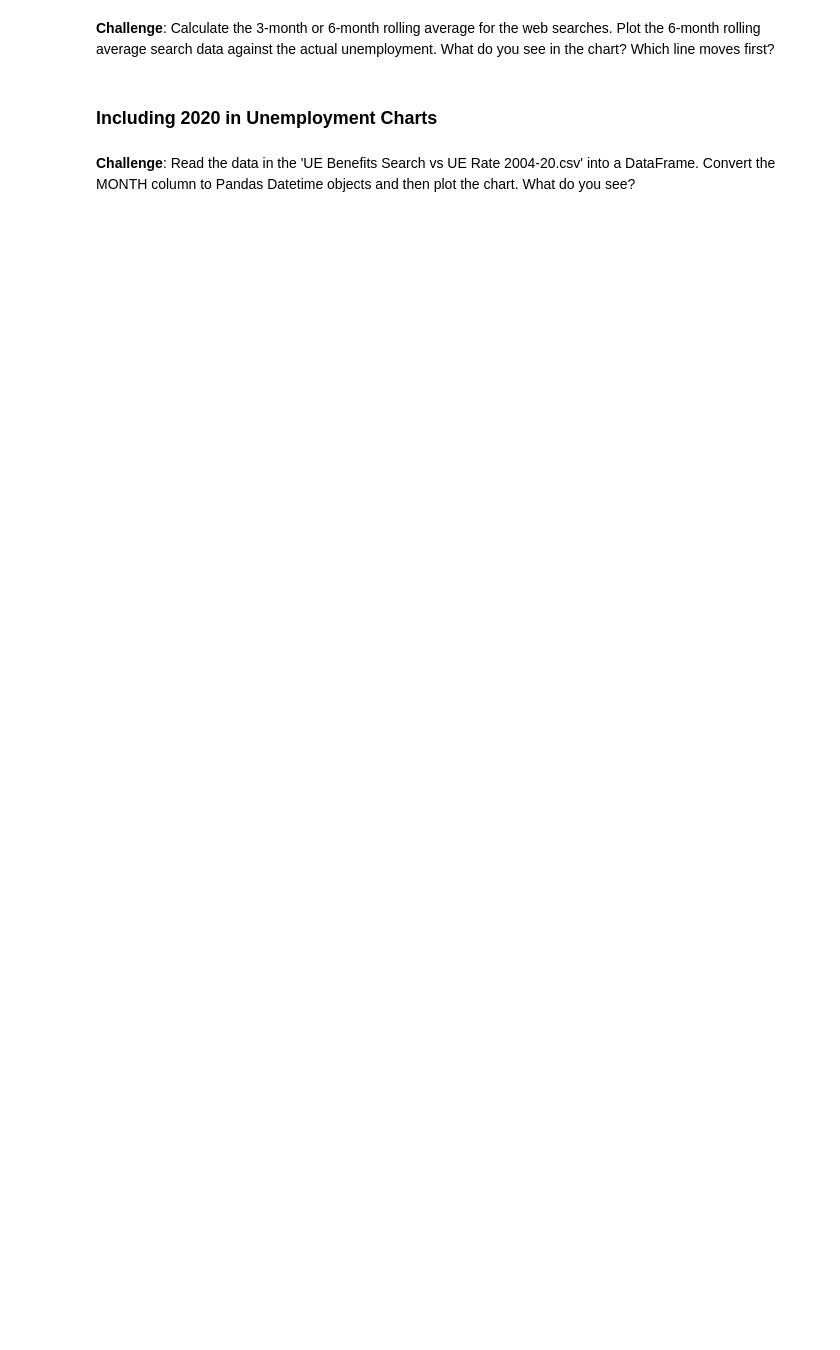
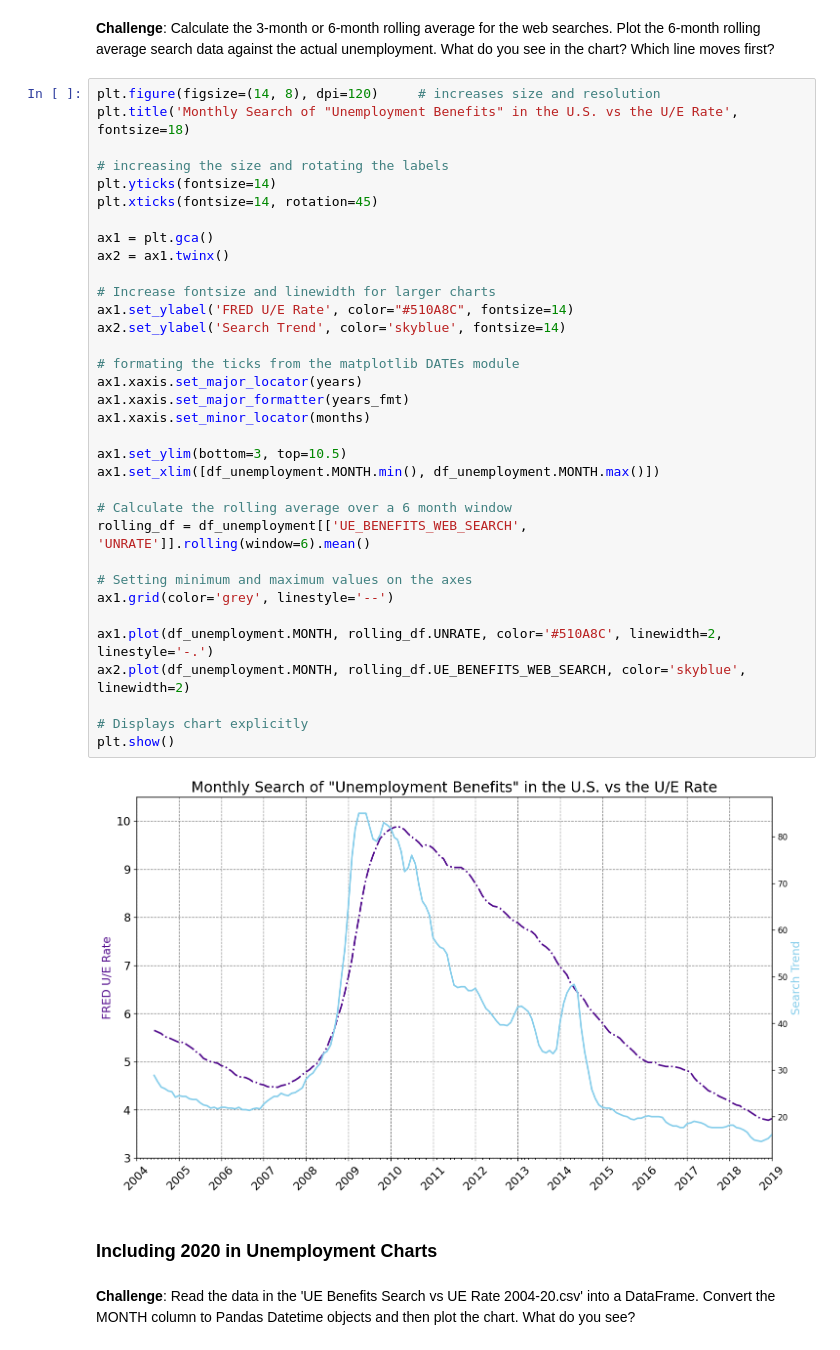
Before and after one commit to AndyRoy04/100DaysOfCode_Python, a Jupyter notebook: Day_75/Google Trends and Data Visualisation (start).ipynb, the cells around one changed output. Saved outputs shown, nothing was run; the diff lists cells and outputs as text; blank space fills up the shorter version.

```diff
--- a/Day_75/Google Trends and Data Visualisation (start).ipynb
+++ b/Day_75/Google Trends and Data Visualisation (start).ipynb
@@ -295,5 +328,41 @@ plt.show()
 # %% [markdown]
 **Challenge**: Calculate the 3-month or 6-month rolling average for the web searches. Plot the 6-month rolling average search data against the actual unemployment. What do you see in the chart? Which line moves first?
+# %%
+plt.figure(figsize=(14, 8), dpi=120)     # increases size and resolution
+plt.title('Monthly Search of "Unemployment Benefits" in the U.S. vs the U/E Rate', fontsize=18)
+
+# increasing the size and rotating the labels
+plt.yticks(fontsize=14)
+plt.xticks(fontsize=14, rotation=45)
+
+ax1 = plt.gca()
+ax2 = ax1.twinx()
+
+# Increase fontsize and linewidth for larger charts
+ax1.set_ylabel('FRED U/E Rate', color="#510A8C", fontsize=14)
+ax2.set_ylabel('Search Trend', color='skyblue', fontsize=14)
+
+# formating the ticks from the matplotlib DATEs module
+ax1.xaxis.set_major_locator(years)
+ax1.xaxis.set_major_formatter(years_fmt)
+ax1.xaxis.set_minor_locator(months)
+
+ax1.set_ylim(bottom=3, top=10.5)
+ax1.set_xlim([df_unemployment.MONTH.min(), df_unemployment.MONTH.max()])
+
+# Calculate the rolling average over a 6 month window
+rolling_df = df_unemployment[['UE_BENEFITS_WEB_SEARCH', 'UNRATE']].rolling(window=6).mean()
+
+# Setting minimum and maximum values on the axes
+ax1.grid(color='grey', linestyle='--')
+
+ax1.plot(df_unemployment.MONTH, rolling_df.UNRATE, color='#510A8C', linewidth=2, linestyle='-.')
+ax2.plot(df_unemployment.MONTH, rolling_df.UE_BENEFITS_WEB_SEARCH, color='skyblue', linewidth=2)
+
+# Displays chart explicitly
+plt.show()
+# %% [output]
+[figure, added]
 # %% [markdown]
 ### Including 2020 in Unemployment Charts
 # %% [markdown]
```
Also changed, not shown: parts of 1 cell of this notebook.
